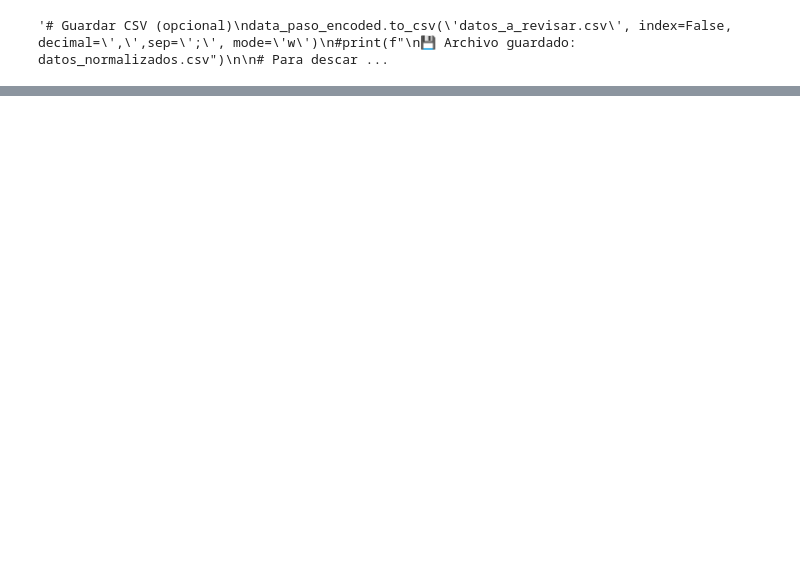
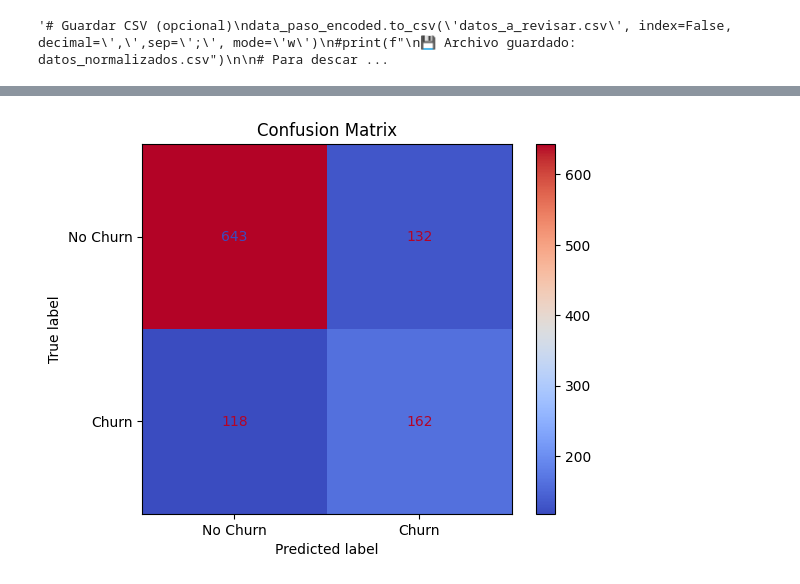
Before and after one commit to macollipal/-challenge3-data-science-LATAM, a Jupyter notebook: challenge3_data_science_LATAM.ipynb, the cells around one changed output, grey strips where cells are left out. Drawn from its saved outputs; the diff is of its cells as text; code cells hidden in the pictures; blank space fills up the shorter version.

```diff
--- a/challenge3_data_science_LATAM.ipynb
+++ b/challenge3_data_science_LATAM.ipynb
@@ -406,0 +404,3 @@ resultados_rf
+# %%
+X = df_encoded.drop(columns=['churn_1'])
+y = df_encoded['churn_1']
@@ -406,0 +427,3 @@ resultados_rf
+# %%
+smote = SMOTE(random_state=42)
+X_train_bal, y_train_bal = smote.fit_resample(X_train_scaled, y_train)
@@ -406,0 +432,16 @@ resultados_rf
+# %%
+#python
+# Instanciar y entrenar
+lr = LogisticRegression(random_state=42)
+lr.fit(X_train_bal, y_train_bal)
+
+# Predicciones
+y_pred_lr = lr.predict(X_test_scaled)
+y_prob_lr = lr.predict_proba(X_test_scaled)[:, 1]
+
+# Evaluación
+print("Regresión Logística")
+print("Exactitud:", accuracy_score(y_test, y_pred_lr))
+print("ROC AUC:", roc_auc_score(y_test, y_prob_lr))
+print("Matriz de Confusión:\n", confusion_matrix(y_test, y_pred_lr))
+print(classification_report(y_test, y_pred_lr))
@@ -406,0 +465,15 @@ resultados_rf
+# %%
+# Instanciar y entrenar
+rf = RandomForestClassifier(random_state=42)
+rf.fit(X_train_bal, y_train_bal)
+
+# Predicciones
+y_pred_rf = rf.predict(X_test_scaled)
+y_prob_rf = rf.predict_proba(X_test_scaled)[:, 1]
+
+# Evaluación
+print("Random Forest")
+print("Exactitud:", accuracy_score(y_test, y_pred_rf))
+print("ROC AUC:", roc_auc_score(y_test, y_prob_rf))
+print("Matriz de Confusión:\n", confusion_matrix(y_test, y_pred_rf))
+print(classification_report(y_test, y_pred_rf))
@@ -406,0 +495,10 @@ resultados_rf
+# %%
+from sklearn.metrics import confusion_matrix, ConfusionMatrixDisplay
+
+cm = confusion_matrix(y_test, y_pred_rf)
+disp = ConfusionMatrixDisplay(confusion_matrix=cm, display_labels=["No Churn", "Churn"])
+disp.plot(cmap="coolwarm")
+plt.title('Confusion Matrix')
+plt.show()
+# %% [output]
+[figure, added]
```
Also changed, not shown: parts of 21 cells of this notebook.
